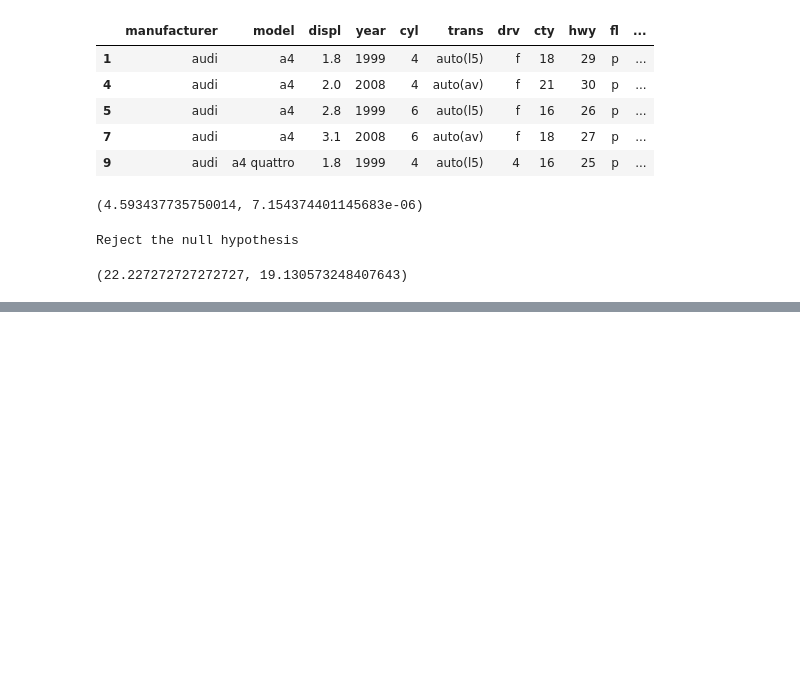
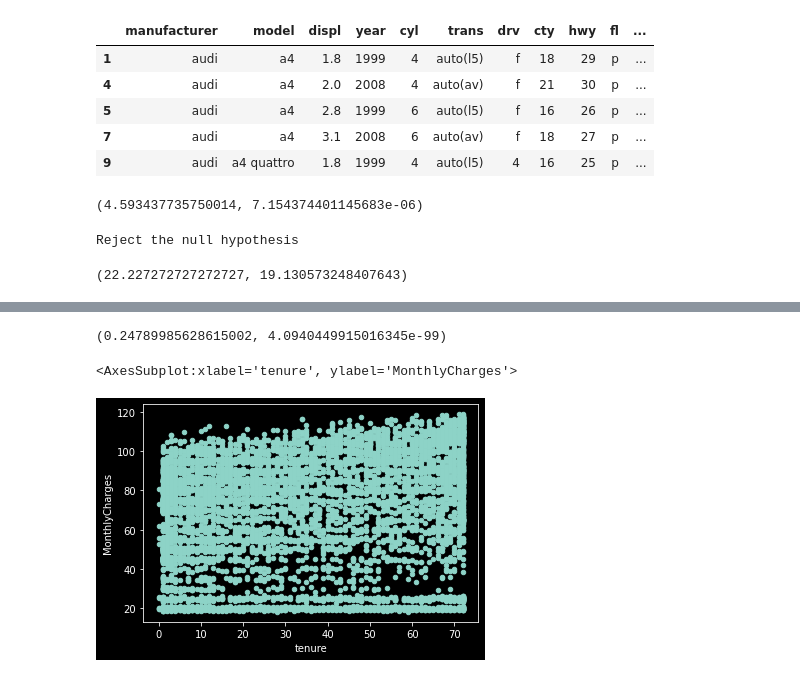
Before and after one commit to Ken-Alviola/statistics-exercises, a Jupyter notebook: hypothesis_testing.ipynb, the cells around one changed output, grey strips where cells are left out. Drawn from its saved outputs; the diff is of its cells as text; code cells hidden in the pictures; blank space fills up the shorter version.

Commit message:
correlation exercises

```diff
--- a/hypothesis_testing.ipynb
+++ b/hypothesis_testing.ipynb
@@ -209,0 +201,3 @@ manual.average_mpg.mean(),auto.average_mpg.mean()
+# %%
+telco = pd.read_csv('Cust_Churn_Telco.csv')
+telco.head()
@@ -209,0 +230,13 @@ manual.average_mpg.mean(),auto.average_mpg.mean()
+# %%
+#3. Correlation
+#3-1. Use the telco_churn data. Does tenure correlate with monthly charges?
+r, p = stats.pearsonr(telco.tenure, telco.MonthlyCharges)
+r, p
+# weak correlation
+# %% [output]
+(0.24789985628615002, 4.0940449915016345e-99)
+# %%
+telco.plot.scatter('tenure','MonthlyCharges')
+# %% [output]
+<AxesSubplot:xlabel='tenure', ylabel='MonthlyCharges'>
+[figure, added]
```
Also changed, not shown: parts of 29 cells of this notebook, 2 other files.
